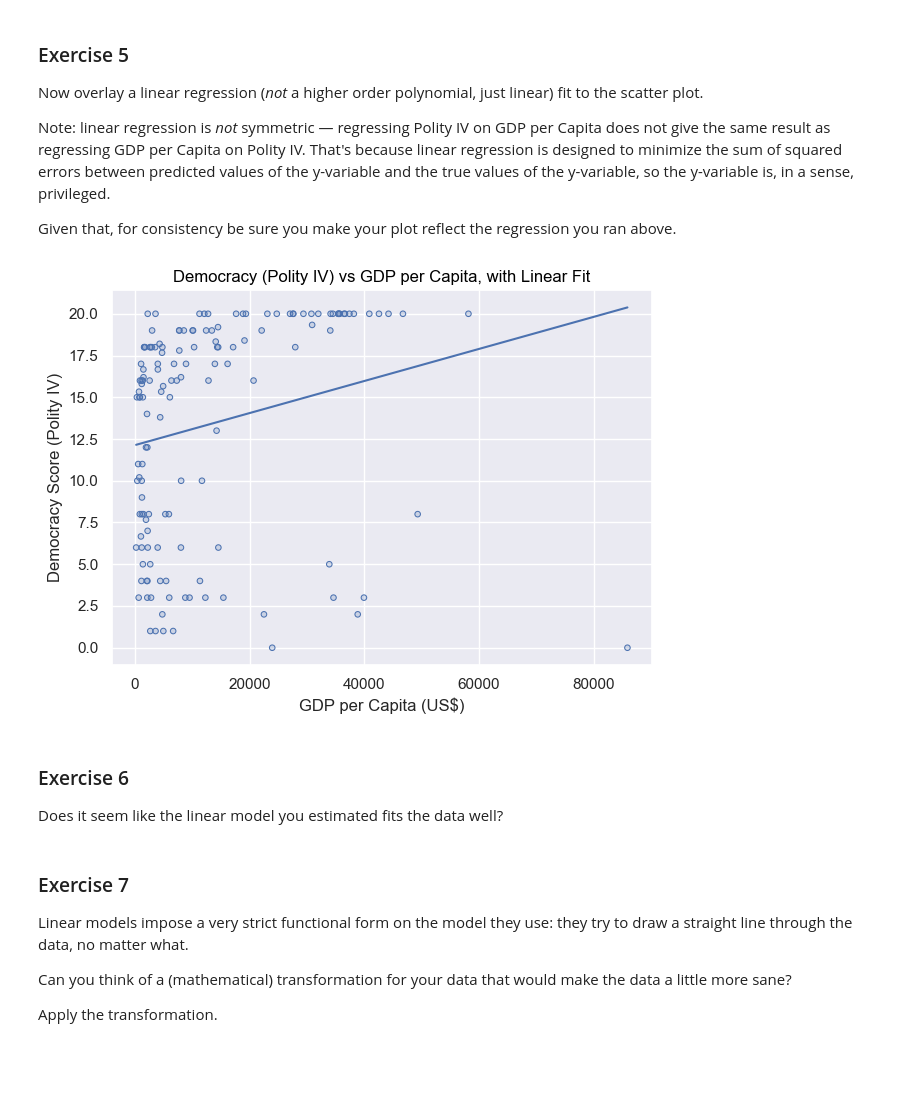
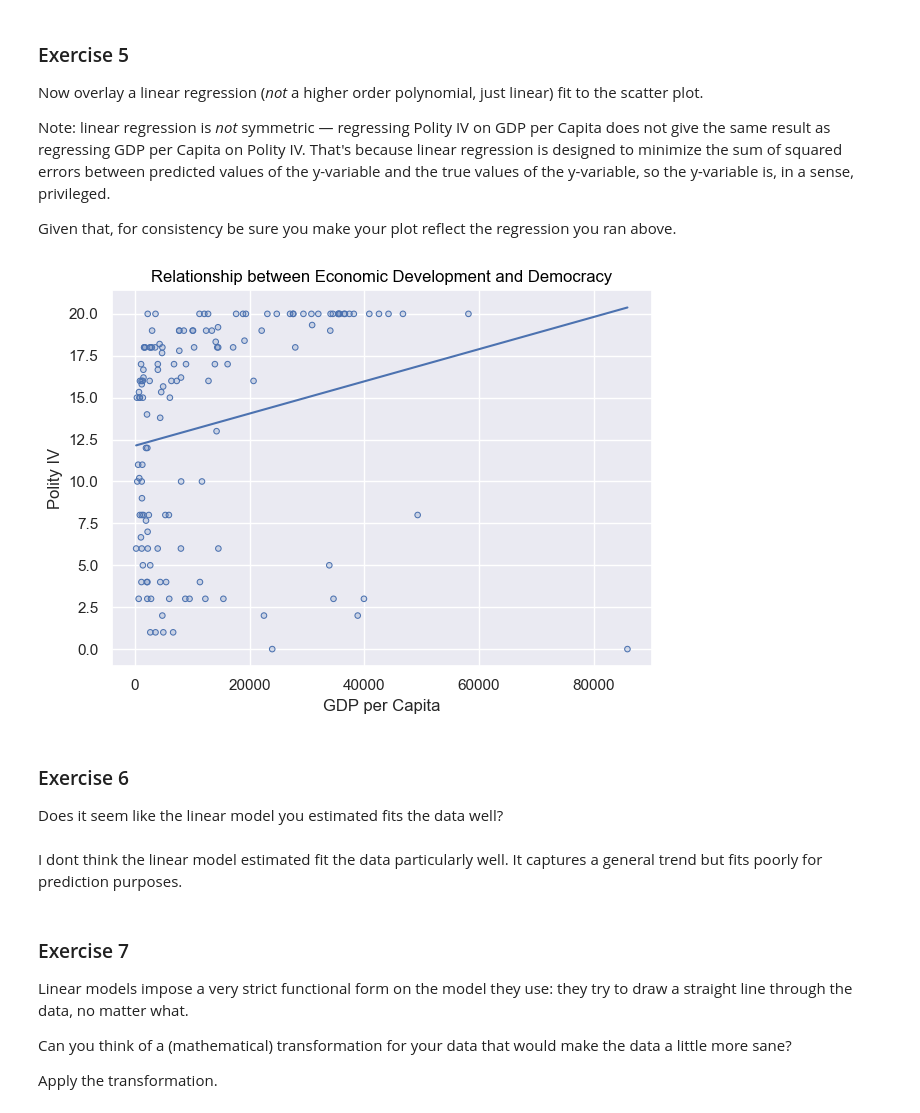
Before and after one commit to mbadu1/Oct7Ex, a Jupyter notebook: exercise_plotting_part2.ipynb, the cells around one changed output. Saved outputs shown, nothing was run; the diff lists cells and outputs as text; code cells hidden in the pictures; blank space fills up the shorter version.

```diff
--- a/exercise_plotting_part2.ipynb
+++ b/exercise_plotting_part2.ipynb
@@ -88,21 +107,23 @@ Given that, for consistency be sure you make your plot reflect the regression yo
 # %%
 p = (
     so.Plot(wdi, x="gdppcap08", y="polityIV")
     .add(so.Dots())
-    .add(so.Line(), so.PolyFit(order=1))  # Use PolyFit instead of Polynomial
+    .add(so.Line(), so.PolyFit(order=1))
     .label(
-        title="Democracy (Polity IV) vs GDP per Capita, with Linear Fit",
-        x="GDP per Capita (US$)",
-        y="Democracy Score (Polity IV)"
+        title="Relationship between Economic Development and Democracy",
+        x="GDP per Capita",
+        y="Polity IV"
     )
 )
 p.show()
 # %% [output]
-[figure, old version]
+[figure, new version]
 # %% [markdown]
 ### Exercise 6
 
 Does it seem like the linear model you estimated fits the data well?
+# %% [markdown]
+I dont think the linear model estimated fit the data particularly well. It captures a general trend but fits poorly for prediction purposes.
 # %% [markdown]
 ### Exercise 7
 
```
Also changed, not shown: parts of 13 cells of this notebook.
